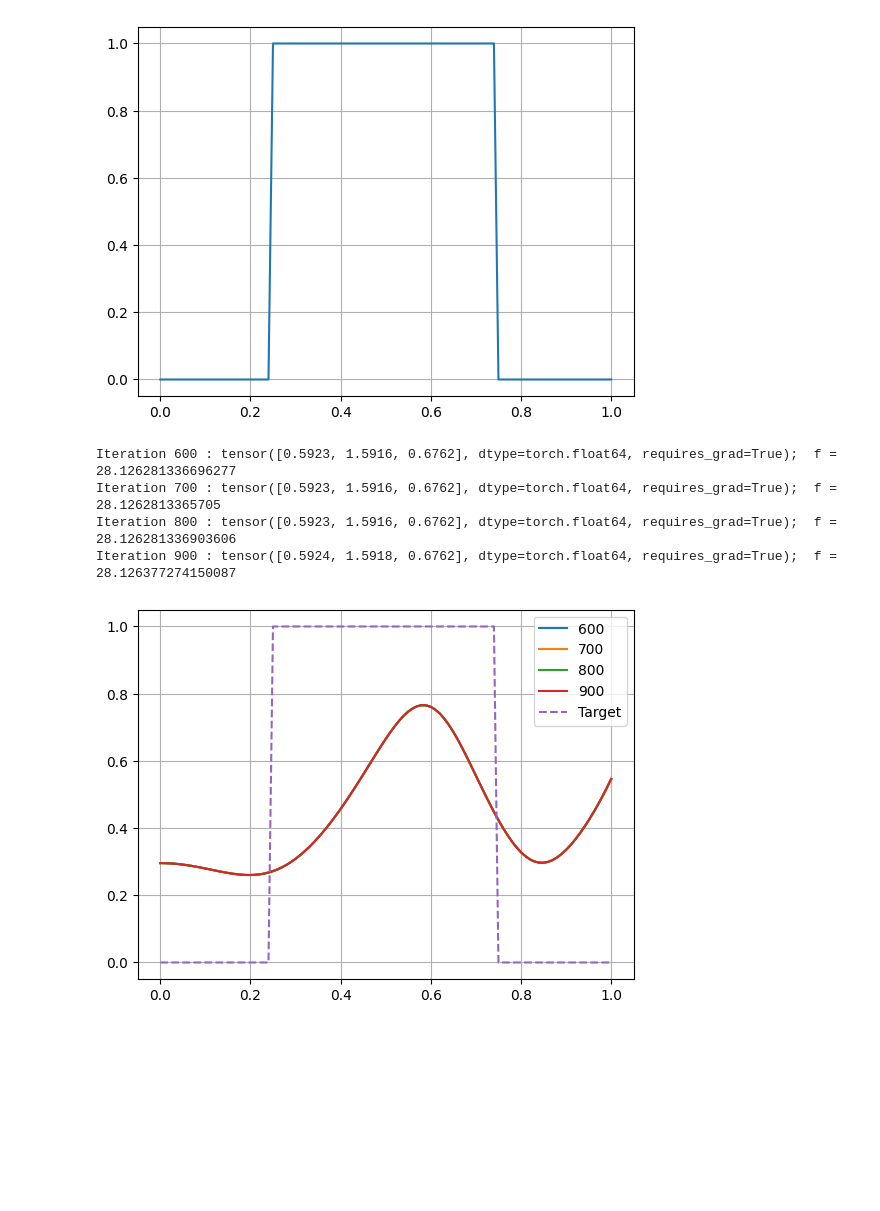
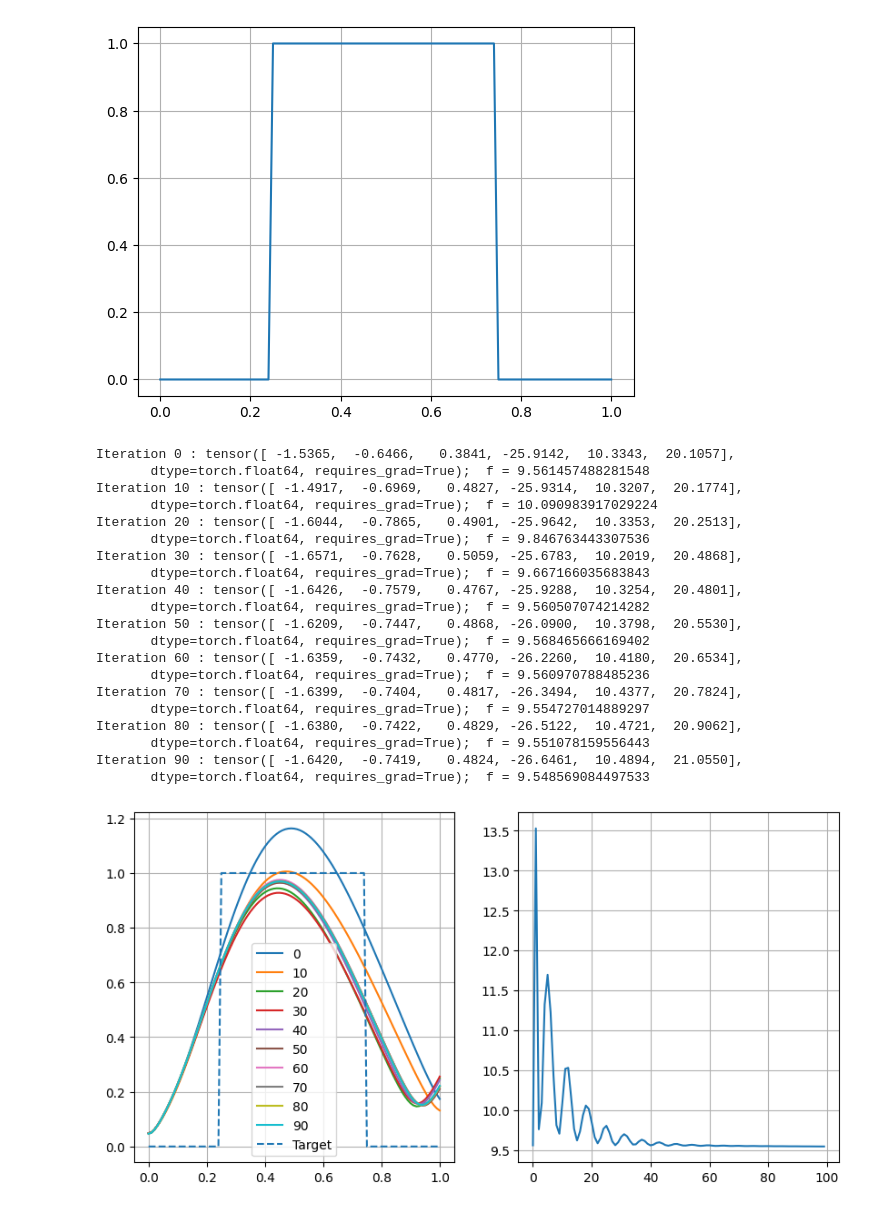
Before and after one commit to a-dag-a/sandbox__ML, a Jupyter notebook: autodiff/WIP.ipynb, the cells around one changed output. Drawn from its saved outputs; the diff is of its cells as text; code cells hidden in the pictures; blank space fills up the shorter version.

```diff
--- a/autodiff/WIP.ipynb
+++ b/autodiff/WIP.ipynb
@@ -28,30 +28,30 @@ plt.plot(w,abs(polynomial_target)); plt.grid()
 # %%
 w = torch.linspace(0,1,101,dtype=torch.complex128) # for plotting
 # parameters_ideal = torch.tensor([1,1,0.5],dtype=torch.float64)
-parameters = torch.tensor([1,0.2,4],dtype=torch.float64,requires_grad=True)
+# parameters = torch.tensor([1,0.2,4],dtype=torch.float64,requires_grad=True)
+# parameters = torch.tensor([0.1,0.2,4,0.1,0.2,4],dtype=torch.float64,requires_grad=True)
+parameters = torch.tensor([0.01,0.02,4,0.01,0.02,4],dtype=torch.float64,requires_grad=True)
 
 def computeValues(parameters, w):
-    L1,C1,G1 = parameters
-
-    # Efficiently compute components of the matrix
-    top_left = 1 - L1 * C1 * (w**2)       # 1 + a * (x^2)
-    top_right = 1j*L1 * w               # b * x
-    bottom_left = G1+1j*C1 * w             # c * x
-    bottom_right = torch.ones_like(w)  # Constant 1
-
-    # Q = top_left/bottom_left
+    L1,C1,G1 = parameters[0:3]
+    L2,C2,G2 = parameters[3:6]
 
     # Stack the components into a 3D tensor
-    matrix_tensor = torch.stack([
-        torch.stack([top_left, top_right], dim=-1),    # Row 1 of each matrix
-        torch.stack([bottom_left, bottom_right], dim=-1)  # Row 2 of each matrix
+    matrix_tensor1 = torch.stack([
+        torch.stack([1 - L1 * C1 * (w**2), 1j*L1 * w], dim=-1),    # Row 1 of each matrix
+        torch.stack([G1+1j*C1 * w, torch.ones_like(w)], dim=-1)  # Row 2 of each matrix
+    ], dim=-2)  # Combine rows into a matrix
+    matrix_tensor2 = torch.stack([
+        torch.stack([1 - L2 * C2 * (w**2), 1j*L2 * w], dim=-1),    # Row 1 of each matrix
+        torch.stack([G2+1j*C2 * w, torch.ones_like(w)], dim=-1)  # Row 2 of each matrix
     ], dim=-2)  # Combine rows into a matrix
 
     # matrix_tensor_final = matrix_tensor
     # matrix_tensor_final = matrix_tensor @ matrix_tensor # leading indices are batch, rmbr, so that matmul hapeens between the last two indices, which is crrect here
     # matrix_tensor_final = matrix_tensor @ matrix_tensor @ matrix_tensor
     # matrix_tensor_final = matrix_tensor @ matrix_tensor @ matrix_tensor @ matrix_tensor
-    matrix_tensor_final = matrix_tensor @ matrix_tensor @ matrix_tensor @ matrix_tensor @ matrix_tensor
+
+    matrix_tensor_final = matrix_tensor1 @ matrix_tensor2
     Q = matrix_tensor_final[:,0,0]/matrix_tensor_final[:,1,0]
     return Q
 
@@ -64,27 +64,46 @@ def computeError(parameters):
     )
     return loss
 # %%
-fig, axes = plt.subplots(); legend = []
+fig, axes = plt.subplots(1,2,figsize=(10,5)); legend = []; e = []
 optimizer = torch.optim.Adam([parameters], lr=0.1) # Adaptive algorithm, better
-for i in range(1000):
+run_iter = 100; run_interval = 10
+for i in range(run_iter):
     optimizer.zero_grad()
     f = computeError(parameters)
     # f = torch.nn.MSELoss()(parameters_ideal,parameters)
     f.backward()
     optimizer.step()
-    if(i%100==0 and i> 500):
+    e.append(f.item())
+    if(i%run_interval==0):# and i> 500):
         print(f'Iteration {i} : {parameters};  f = {f.item()}')
-        axes.plot(w,abs(computeValues(parameters,w)).detach().numpy())
+        axes[0].plot(w,abs(computeValues(parameters,w)).detach().numpy())
         legend.append(i)
 legend.append('Target')
 # axes.plot(w,abs(computeValues(parameters_ideal,w)).detach().numpy(),linestyle='dashed')
 # print(f'Ideal parameters: {parameters_ideal}')
-axes.plot(w,abs(polynomial_target).detach().numpy(),linestyle='dashed')
-axes.legend(legend)
-axes.grid('on')
+axes[0].plot(w,abs(polynomial_target).detach().numpy(),linestyle='dashed')
+axes[0].legend(legend)
+axes[0].grid('on')
+axes[1].plot(e); axes[1].grid('on')
 # %% [output]
-Iteration 600 : tensor([0.5923, 1.5916, 0.6762], dtype=torch.float64, requires_grad=True);  f = 28.126281336696277
-Iteration 700 : tensor([0.5923, 1.5916, 0.6762], dtype=torch.float64, requires_grad=True);  f = 28.1262813365705
-Iteration 800 : tensor([0.5923, 1.5916, 0.6762], dtype=torch.float64, requires_grad=True);  f = 28.126281336903606
-Iteration 900 : tensor([0.5924, 1.5918, 0.6762], dtype=torch.float64, requires_grad=True);  f = 28.126377274150087
+Iteration 0 : tensor([ -1.5365,  -0.6466,   0.3841, -25.9142,  10.3343,  20.1057],
+       dtype=torch.float64, requires_grad=True);  f = 9.561457488281548
+Iteration 10 : tensor([ -1.4917,  -0.6969,   0.4827, -25.9314,  10.3207,  20.1774],
+       dtype=torch.float64, requires_grad=True);  f = 10.090983917029224
+Iteration 20 : tensor([ -1.6044,  -0.7865,   0.4901, -25.9642,  10.3353,  20.2513],
+       dtype=torch.float64, requires_grad=True);  f = 9.846763443307536
+Iteration 30 : tensor([ -1.6571,  -0.7628,   0.5059, -25.6783,  10.2019,  20.4868],
+       dtype=torch.float64, requires_grad=True);  f = 9.667166035683843
+Iteration 40 : tensor([ -1.6426,  -0.7579,   0.4767, -25.9288,  10.3254,  20.4801],
+       dtype=torch.float64, requires_grad=True);  f = 9.560507074214282
+Iteration 50 : tensor([ -1.6209,  -0.7447,   0.4868, -26.0900,  10.3798,  20.5530],
+       dtype=torch.float64, requires_grad=True);  f = 9.568465666169402
+Iteration 60 : tensor([ -1.6359,  -0.7432,   0.4770, -26.2260,  10.4180,  20.6534],
+       dtype=torch.float64, requires_grad=True);  f = 9.560970788485236
+Iteration 70 : tensor([ -1.6399,  -0.7404,   0.4817, -26.3494,  10.4377,  20.7824],
+       dtype=torch.float64, requires_grad=True);  f = 9.554727014889297
+Iteration 80 : tensor([ -1.6380,  -0.7422,   0.4829, -26.5122,  10.4721,  20.9062],
+       dtype=torch.float64, requires_grad=True);  f = 9.551078159556443
+Iteration 90 : tensor([ -1.6420,  -0.7419,   0.4824, -26.6461,  10.4894,  21.0550],
+       dtype=torch.float64, requires_grad=True);  f = 9.548569084497533
-[figure, old version]
+[figure, new version]
```
